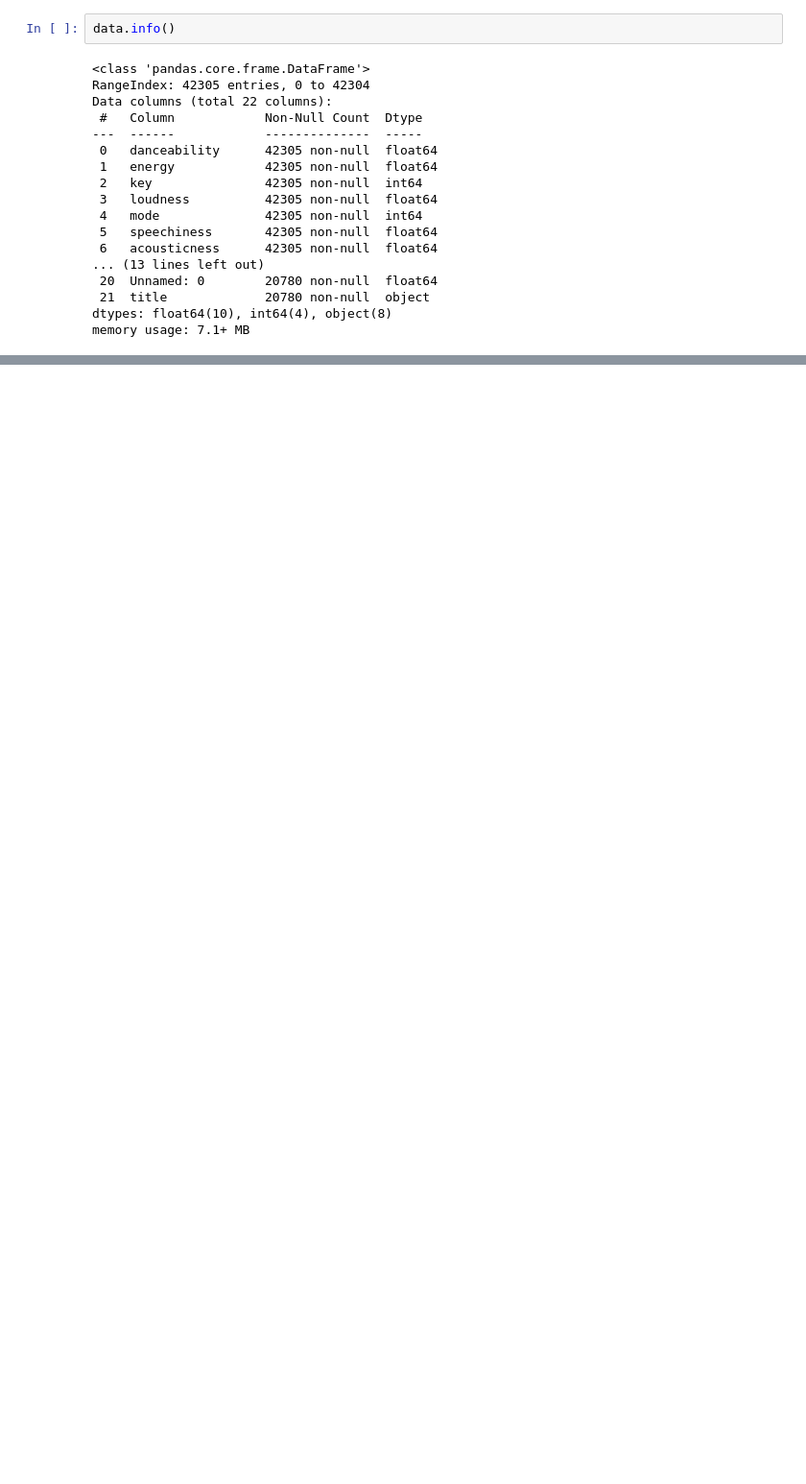
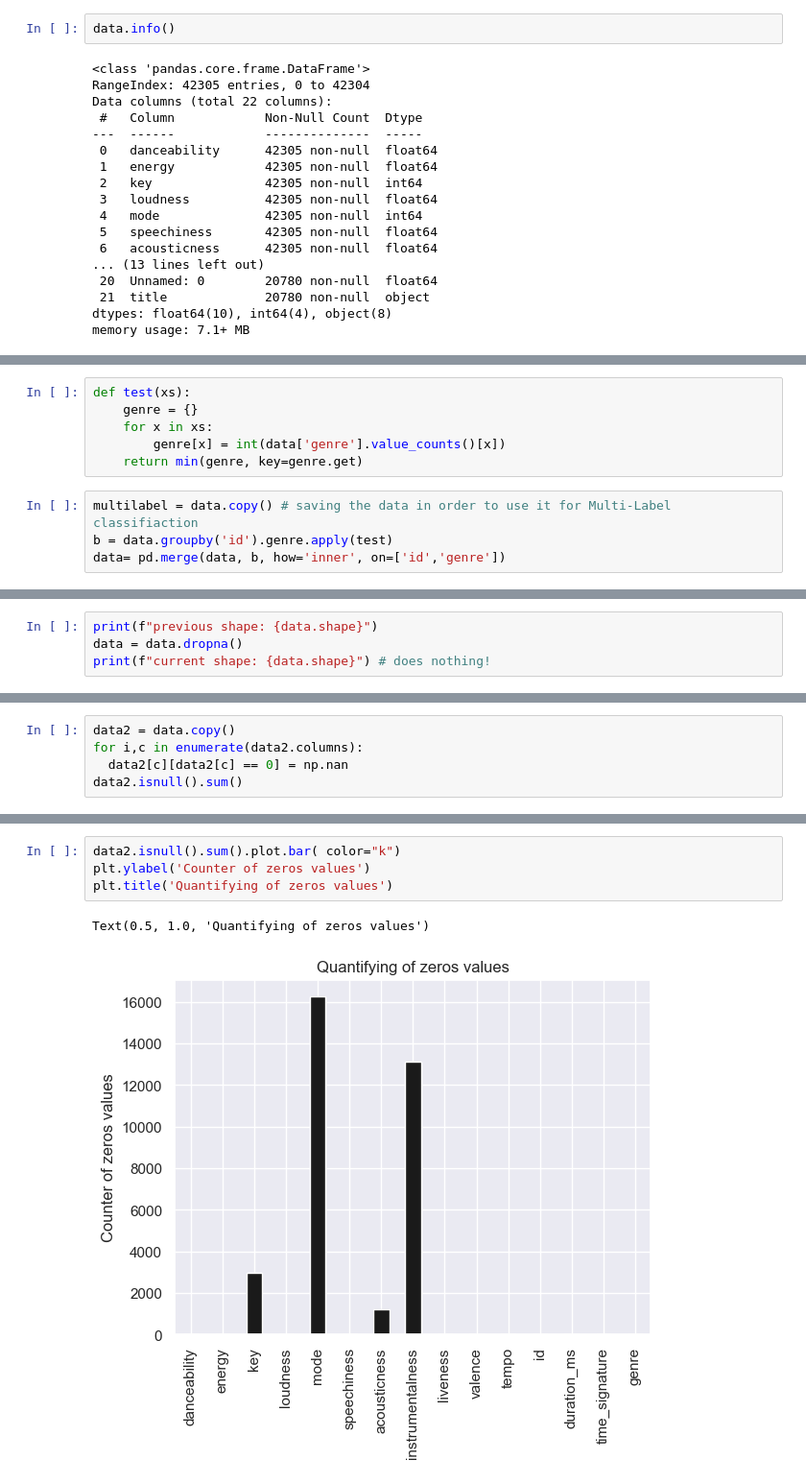
Before and after one commit to miriam-mendez/ML-Spotify, a Jupyter notebook: spotify.ipynb, the cells around one changed output, grey strips where cells are left out. Shown at 96% size. Cells and saved outputs as stored; diff of their text form; blank space fills up the shorter version.

```diff
--- a/spotify.ipynb
+++ b/spotify.ipynb
@@ -153,0 +240,10 @@ plt.tight_layout()
+# %%
+def test(xs):
+    genre = {}
+    for x in xs:
+        genre[x] = int(data['genre'].value_counts()[x])
+    return min(genre, key=genre.get)
+# %%
+multilabel = data.copy() # saving the data in order to use it for Multi-Label classifiaction
+b = data.groupby('id').genre.apply(test)
+data= pd.merge(data, b, how='inner', on=['id','genre'])
@@ -153,0 +254,4 @@ plt.tight_layout()
+# %%
+print(f"previous shape: {data.shape}")
+data = data.dropna()
+print(f"current shape: {data.shape}") # does nothing!
@@ -153,0 +284,5 @@ plt.tight_layout()
+# %%
+data2 = data.copy()
+for i,c in enumerate(data2.columns):
+  data2[c][data2[c] == 0] = np.nan
+data2.isnull().sum()
@@ -153,0 +306,7 @@ plt.tight_layout()
+# %%
+data2.isnull().sum().plot.bar( color="k")
+plt.ylabel('Counter of zeros values')
+plt.title('Quantifying of zeros values')
+# %% [output]
+Text(0.5, 1.0, 'Quantifying of zeros values')
+[figure, added]
```
Also changed, not shown: parts of 71 cells of this notebook, 7 other files.
